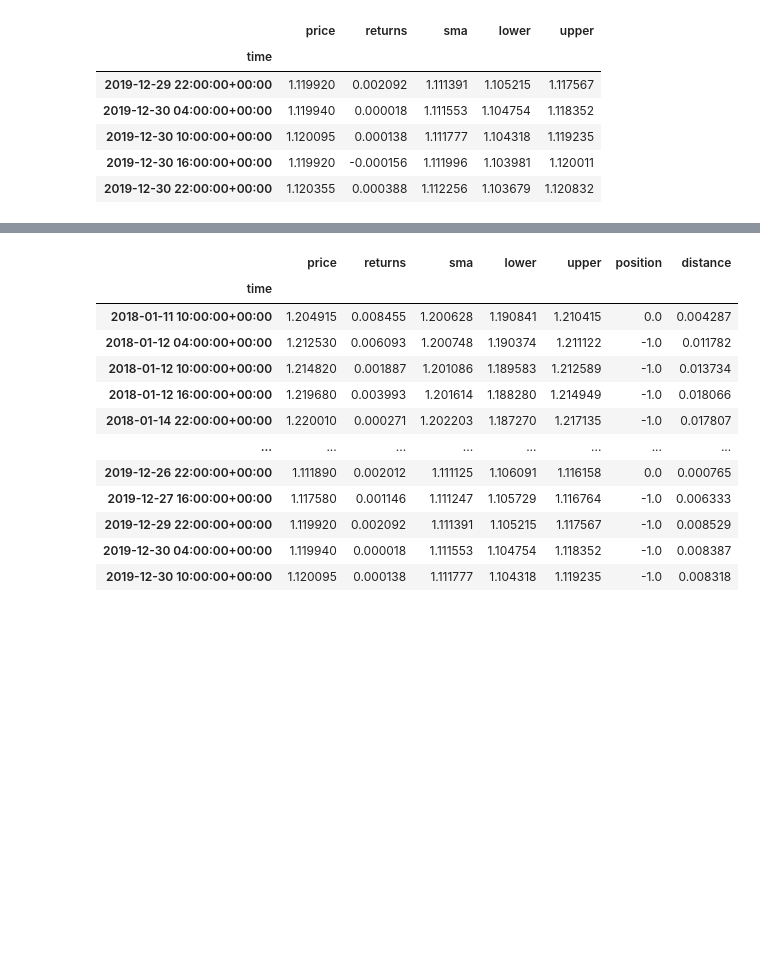
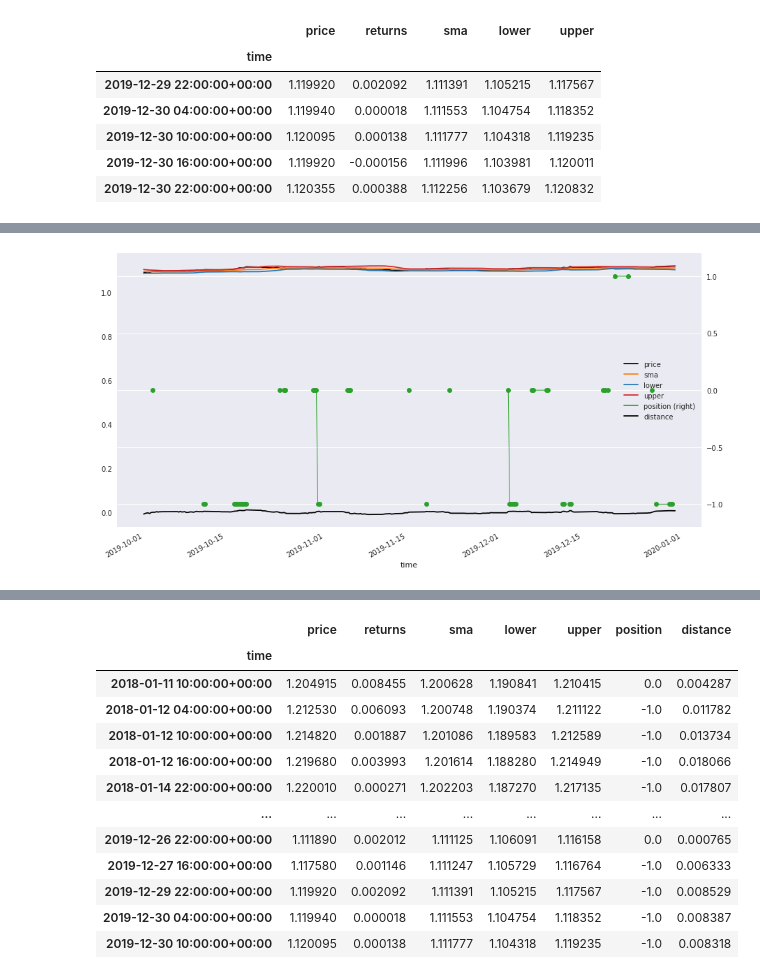
Before and after one commit to sidhlee/data-science-and-machine-learning, a Jupyter notebook: courses/algo-trade-a-z/part3_defining-and-testing-trading-strategies/04_mean-reversion-strategies.ipynb, the cells around one changed output, grey strips where cells are left out. Cells and saved outputs as stored; diff of their text form; code cells hidden in the pictures; blank space fills up the shorter version.

```diff
--- a/courses/algo-trade-a-z/part3_defining-and-testing-trading-strategies/04_mean-reversion-strategies.ipynb
+++ b/courses/algo-trade-a-z/part3_defining-and-testing-trading-strategies/04_mean-reversion-strategies.ipynb
@@ -139,2 +166,17 @@ df
+# %%
+
+
+def draw(df: pd.DataFrame):
+    ax = df.plot(figsize=(15, 8), secondary_y='position', color=['black', 'tab:orange', 'tab:blue', 'tab:red','tab:green'])
+    fig = ax.get_figure()
+    ax = fig.get_axes()
+    ax[1].set_ylim(-1.2, 1.2)
+    ax[1].lines[0].set_linewidth(1)
+    ax[1].lines[0].set_marker('o')
+
+# position only drawn where price > upper
+draw(df.loc[start:end].drop(columns='returns'))
+# %% [output]
+[figure, added]
 # %%
 df.position = np.where(df.price < df.lower, 1, df.position)
```
Also changed, not shown: parts of 10 cells of this notebook.
